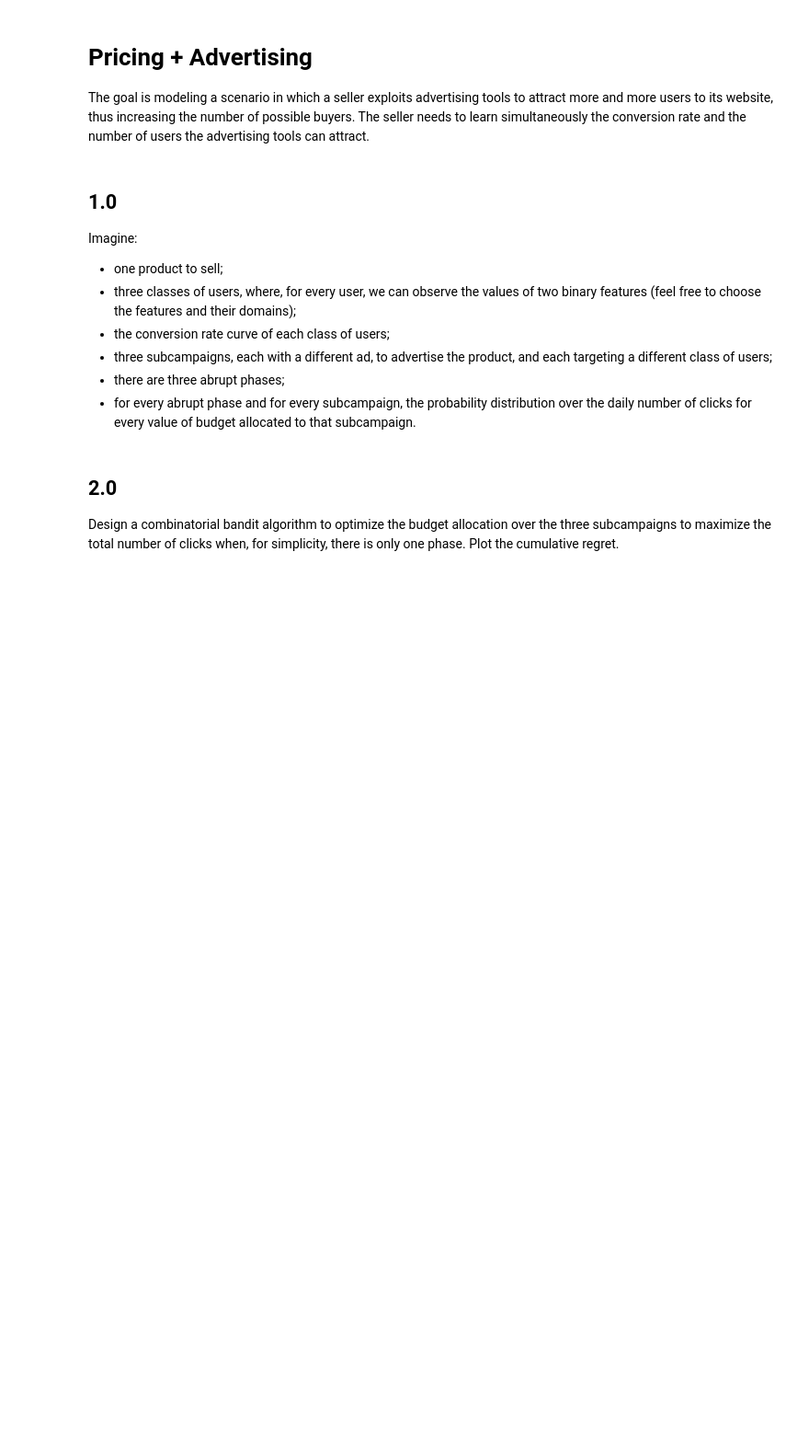
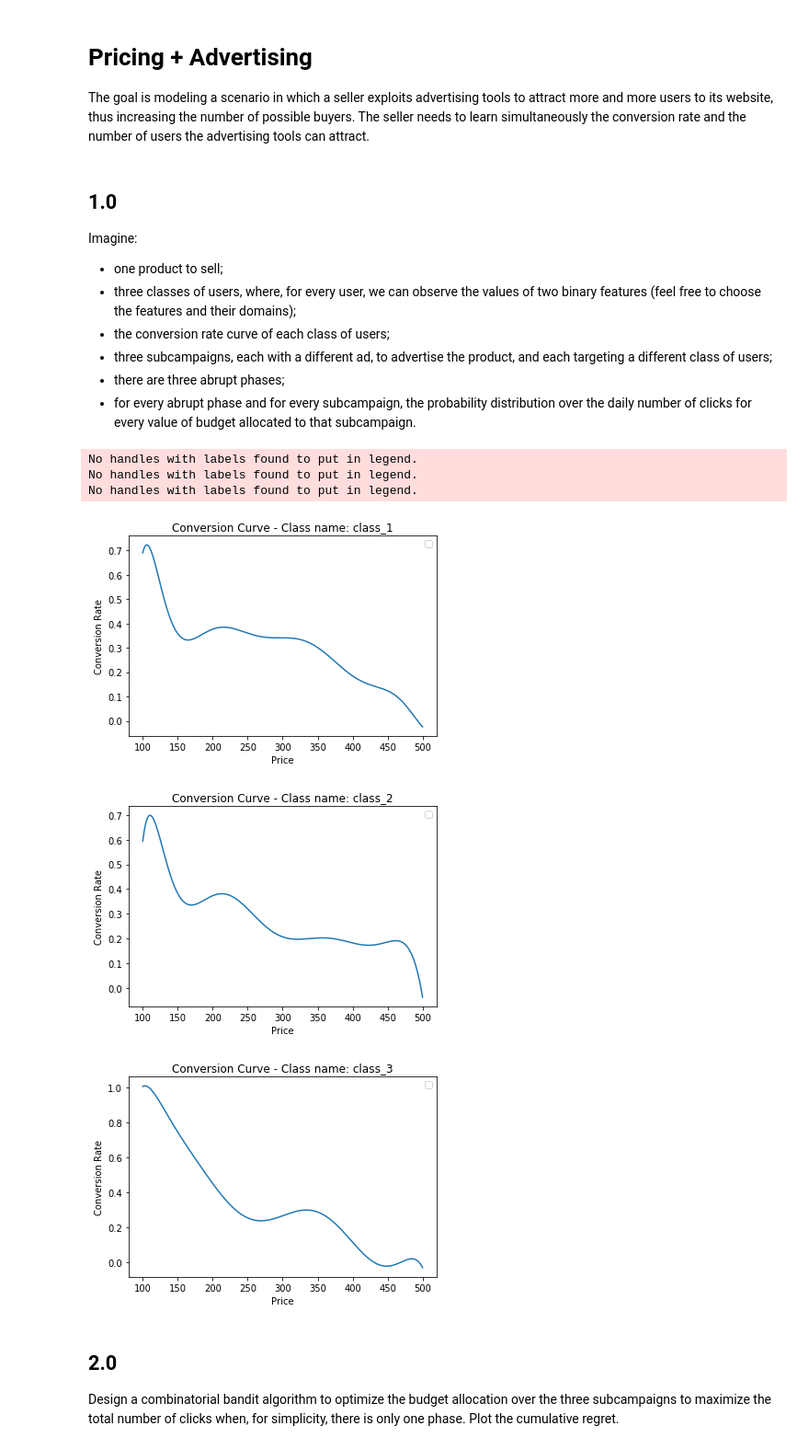
Before and after one commit to damiano1996/DataIntelligenceApplications, a Jupyter notebook: project/project.ipynb, the cells around one changed output. Shown at 92% size. Cells and saved outputs as stored; diff of their text form; code cells hidden in the pictures; blank space fills up the shorter version.

Commit message:
code organization and new conversion rate curve

```diff
--- a/project/project.ipynb
+++ b/project/project.ipynb
@@ -12,6 +12,30 @@ Imagine:
 - three subcampaigns, each with a different ad, to advertise the product, and each targeting a different class of users;
 - there are three abrupt phases;
 - for every abrupt phase and for every subcampaign, the probability distribution over the daily number of clicks for every value of budget allocated to that subcampaign.
+# %%
+from project.dia_pckg.Config import *
+from project.dia_pckg.Product import Product
+from project.dia_pckg.Class import Class
+
+# one product to sell
+product = Product(name=product_name, base_price=product_base_price, max_price=product_max_price)
+
+# three classes of users:
+class_1 = Class(class_name=classes[0], product=product)
+class_2 = Class(class_name=classes[1], product=product)
+class_3 = Class(class_name=classes[2], product=product)
+# %%
+# conversion rate of each class of users:
+class_1.plot_conversion_rate()
+class_2.plot_conversion_rate()
+class_3.plot_conversion_rate()
+# %% [output]
+No handles with labels found to put in legend.
+No handles with labels found to put in legend.
+No handles with labels found to put in legend.
+[figure, added]
+[figure, added]
+[figure, added]
 # %% [markdown]
 ## 2.0
 
```
Also changed, not shown: 8 other files.
